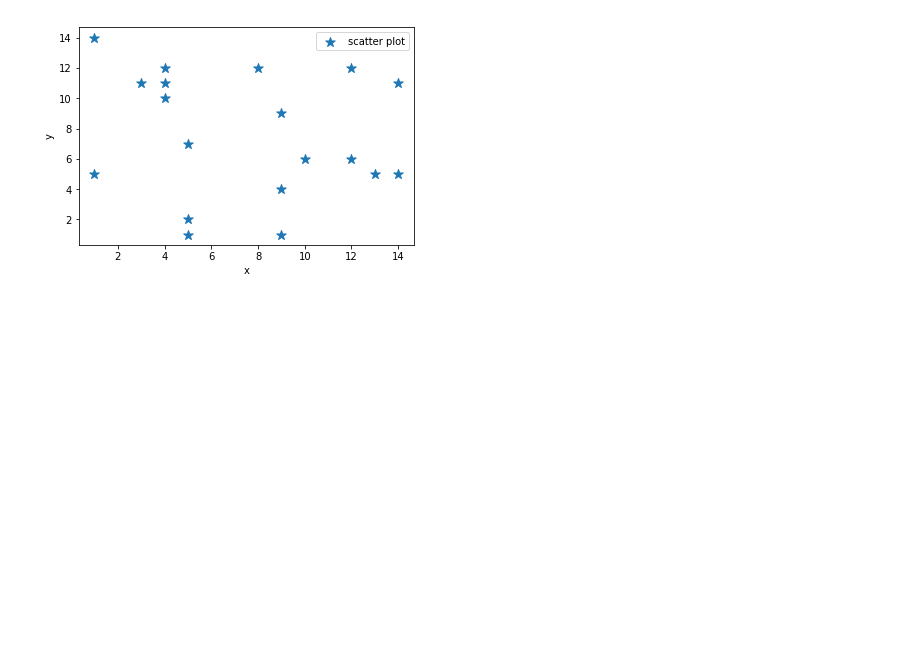
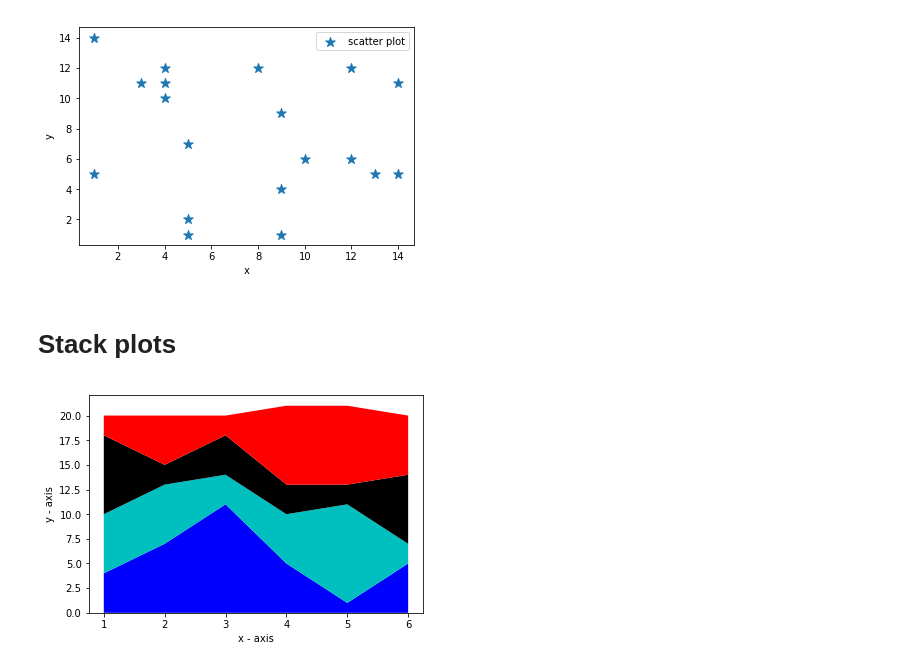
Before and after one commit to surya1singh/matplotlib_examples, a Jupyter notebook: basic.ipynb, the cells around one changed output. Saved outputs shown, nothing was run; the diff lists cells and outputs as text; code cells hidden in the pictures; blank space fills up the shorter version.

Commit message:
Stack plots

```diff
--- a/basic.ipynb
+++ b/basic.ipynb
@@ -97,3 +97,18 @@ plt.legend()
 plt.show()
 # %% [output]
 [figure]
+# %% [markdown]
+# Stack plots
+# %%
+x = [1,2,3,4,5,6]
+y1 = [4,7,11,5,1,5]
+y2 = [6,6,3,5,10,2]
+y3 = [8,2,4,3,2,7]
+y4 = [2,5,2,8,8,6]
+
+plt.stackplot(x,y1,y2,y3,y4,colors = ['b','c','k','r'])
+plt.xlabel('x - axis')
+plt.ylabel('y - axis')
+plt.show()
+# %% [output]
+[figure, added]
```
Also changed, not shown: parts of 1 cell of this notebook.
